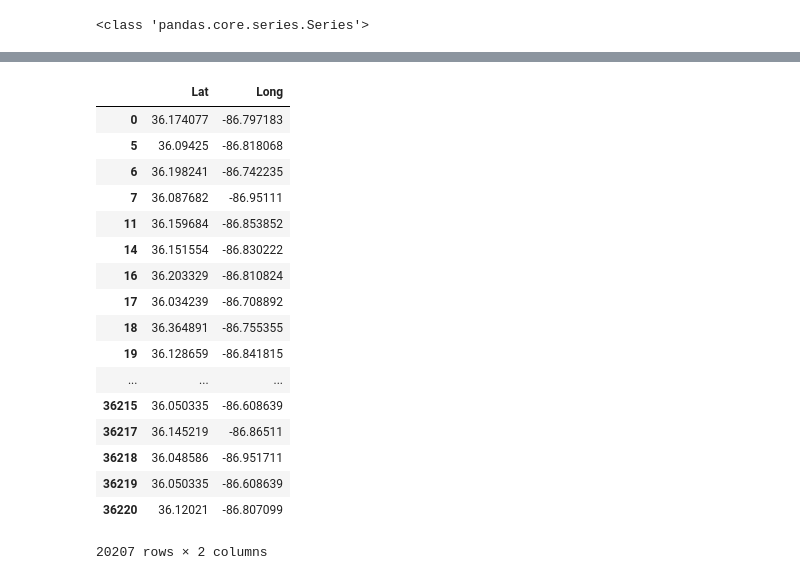
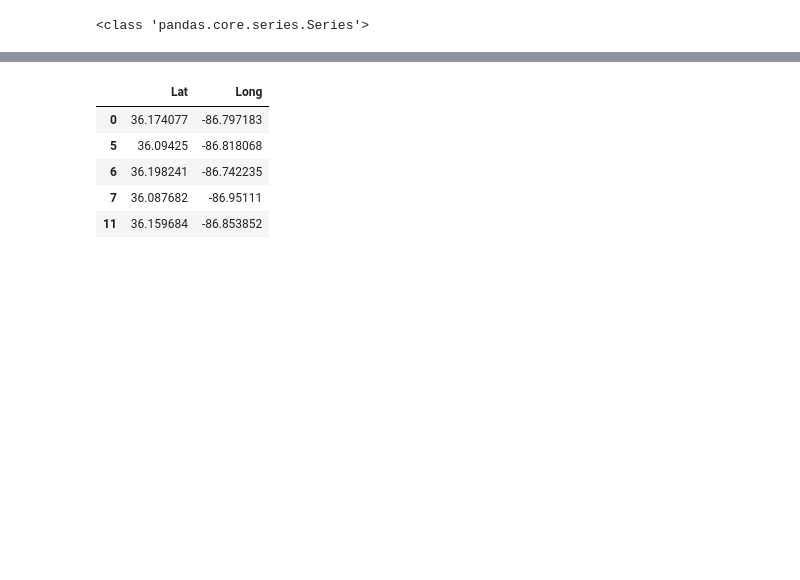
Before and after one commit to asidamo/affordable-housing, a Jupyter notebook: data-question-4-plaid-platypi.ipynb, the cells around one changed output, grey strips where cells are left out. Saved outputs shown, nothing was run; the diff lists cells and outputs as text; code cells hidden in the pictures; blank space fills up the shorter version.

```diff
--- a/data-question-4-plaid-platypi.ipynb
+++ b/data-question-4-plaid-platypi.ipynb
@@ -202,5 +197,5 @@ print(type(Permits_new_df['Location']))
 # %% [output]
 <class 'pandas.core.series.Series'>
 # %%
-Permits_new_df['Location'].astype('str',inplace=True)
+Permits_new_df['Location'].astype('str',inplace=True).head()
 # %% [output]
@@ -224,31 +208,19 @@ Name: Location, Length: 20207, dtype: object
 # %%
 coord =pd.DataFrame(Permits_new_df['Location'] \
     .str.replace(')', '') \
     .str.replace('(', '') \
     .str.split(',', expand = True))
 
 coord.rename(columns={0:'Lat', 1:'Long'}, inplace=True)
 
-coord
+coord.head()
 # %% [output]
 |  | Lat | Long |
 | 0 | 36.174077 | -86.797183 |
 | 5 | 36.09425 | -86.818068 |
 | 6 | 36.198241 | -86.742235 |
 | 7 | 36.087682 | -86.95111 |
 | 11 | 36.159684 | -86.853852 |
-| 14 | 36.151554 | -86.830222 |
-| 16 | 36.203329 | -86.810824 |
-| 17 | 36.034239 | -86.708892 |
-| 18 | 36.364891 | -86.755355 |
-| 19 | 36.128659 | -86.841815 |
-| ... | ... | ... |
-| 36215 | 36.050335 | -86.608639 |
-| 36217 | 36.145219 | -86.86511 |
-| 36218 | 36.048586 | -86.951711 |
-| 36219 | 36.050335 | -86.608639 |
-| 36220 | 36.12021 | -86.807099 |
-20207 rows × 2 columns
 # %%
 Coord_df=coord.join(Permits_new_df,how='right')
 #coord.rename(columns={'0':'Latitude', '1':'Longitude'}, inplace=True)
```
Also changed, not shown: parts of 10 cells of this notebook.
